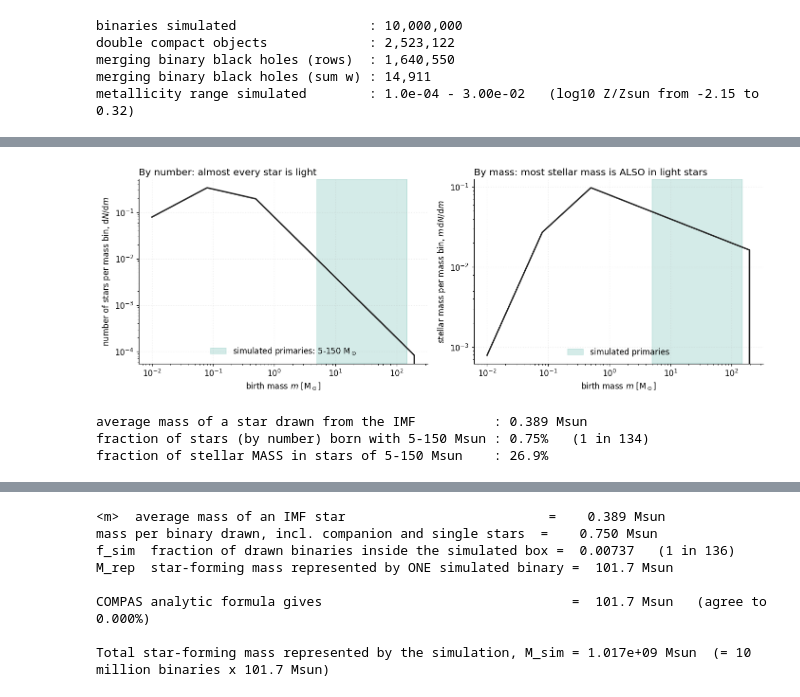
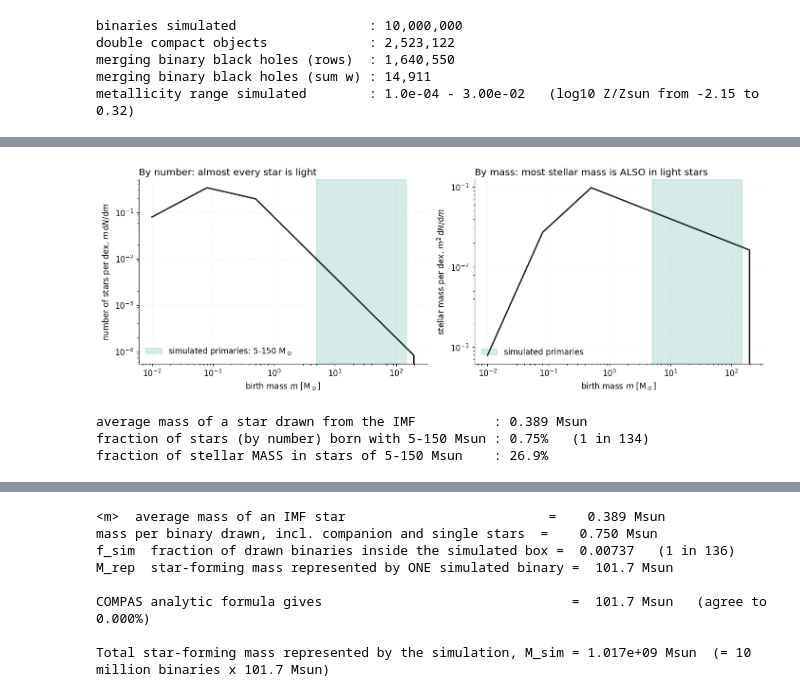
Before and after one commit to FloorBroekgaarden/GROWL-catalog-public, a Jupyter notebook: onboarding_growl/tutorial_3_cosmic_integration_predicting_merger_rates.ipynb, the cells around one changed output, grey strips where cells are left out. Saved outputs shown, nothing was run; the diff lists cells and outputs as text; code cells hidden in the pictures.

```diff
--- a/onboarding_growl/tutorial_3_cosmic_integration_predicting_merger_rates.ipynb
+++ b/onboarding_growl/tutorial_3_cosmic_integration_predicting_merger_rates.ipynb
@@ -317,37 +313,37 @@ _norm = quad(kroupa_imf, IMF_BOUNDS[0], IMF_BOUNDS[-1], points=IMF_BOUNDS[1:-1])
 imf_pdf = lambda m: kroupa_imf(m) / _norm
 
 m_grid = np.logspace(np.log10(IMF_BOUNDS[0]), np.log10(IMF_BOUNDS[-1]), 500)
 
 fig, axes = plt.subplots(1, 2, figsize=(13, 4.6))
 
 # left: number of stars per dex of mass (m * dN/dm is what you see on a log axis)
 axes[0].plot(m_grid, m_grid * imf_pdf(m_grid), color=CSYS, lw=2)
 axes[0].axvspan(M1_MIN, M1_MAX, color=C_SMT, alpha=0.2, label=f"simulated primaries: {M1_MIN:.0f}-{M1_MAX:.0f} M$_\\odot$")
-axes[0].set_ylabel(r"number of stars per mass bin, $\mathrm{d}N/\mathrm{d}m$")
+axes[0].set_ylabel(r"number of stars per dex, $m\,\mathrm{d}N/\mathrm{d}m$")
 axes[0].set_title("By number: almost every star is light", loc="left")
 
 # right: MASS per dex (m^2 dN/dm) -- this is what a star formation rate measures
 axes[1].plot(m_grid, m_grid**2 * imf_pdf(m_grid), color=CSYS, lw=2)
 axes[1].axvspan(M1_MIN, M1_MAX, color=C_SMT, alpha=0.2, label="simulated primaries")
-axes[1].set_ylabel(r"stellar mass per mass bin, $m\,\mathrm{d}N/\mathrm{d}m$")
+axes[1].set_ylabel(r"stellar mass per dex, $m^2\,\mathrm{d}N/\mathrm{d}m$")
 axes[1].set_title("By mass: most stellar mass is ALSO in light stars", loc="left")
 
 for ax in axes:
     ax.set_xscale("log"); ax.set_yscale("log")
     ax.set_xlabel(r"birth mass $m$ [M$_\odot$]")
-    ax.legend(loc="lower center")
+    ax.legend(loc="lower left")
 plt.tight_layout(); plt.show()
 
 # the numbers behind the picture
 frac_number = quad(imf_pdf, M1_MIN, M1_MAX)[0]
 mass_pdf = lambda m: m * imf_pdf(m)
 m_avg = quad(mass_pdf, IMF_BOUNDS[0], IMF_BOUNDS[-1], points=IMF_BOUNDS[1:-1])[0]
 frac_mass = quad(mass_pdf, M1_MIN, M1_MAX)[0] / m_avg
 print(f"average mass of a star drawn from the IMF          : {m_avg:.3f} Msun")
 print(f"fraction of stars (by number) born with 5-150 Msun : {100*frac_number:.2f}%   (1 in {1/frac_number:.0f})")
 print(f"fraction of stellar MASS in stars of 5-150 Msun    : {100*frac_mass:.1f}%")
 # %% [output]
-[figure, old version]
+[figure, new version]
 average mass of a star drawn from the IMF          : 0.389 Msun
 fraction of stars (by number) born with 5-150 Msun : 0.75%   (1 in 134)
 fraction of stellar MASS in stars of 5-150 Msun    : 26.9%
```
Also changed, not shown: parts of 24 cells of this notebook.
